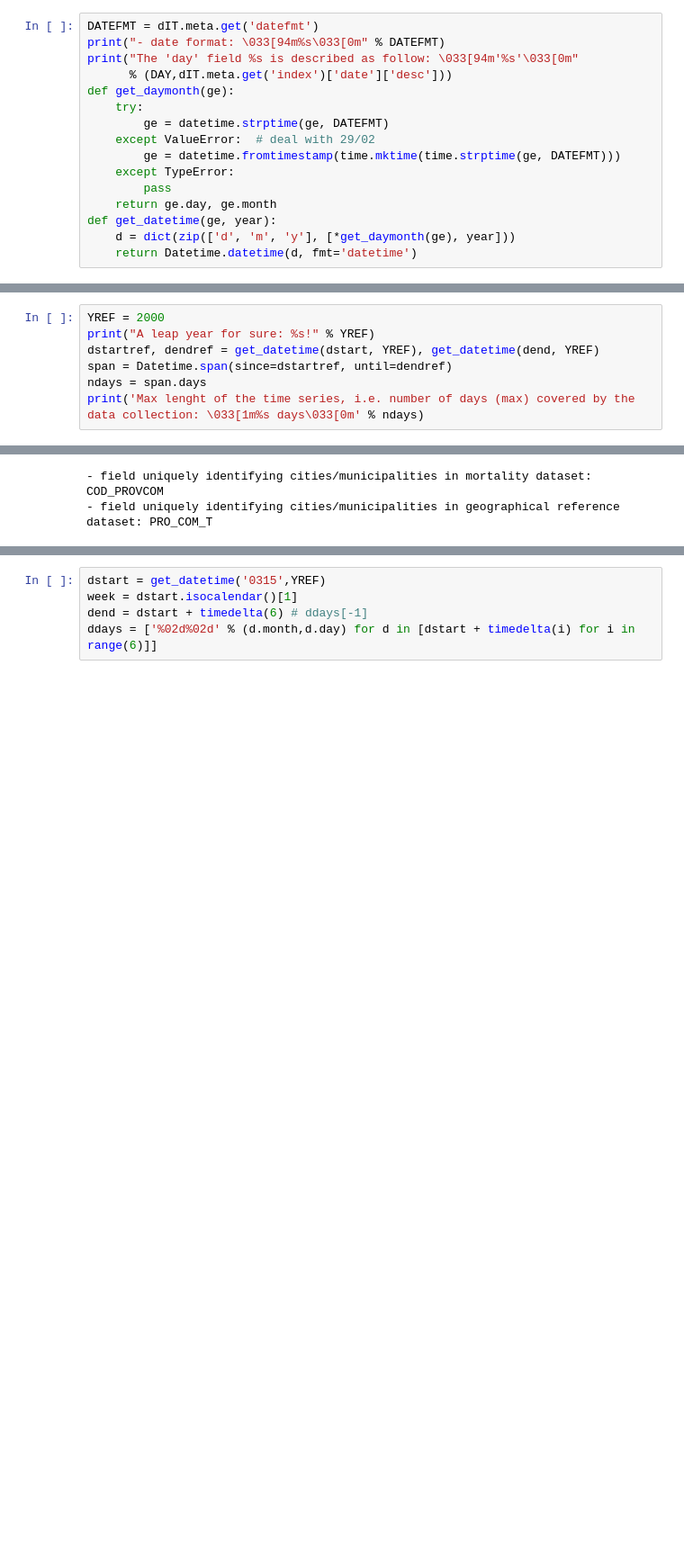
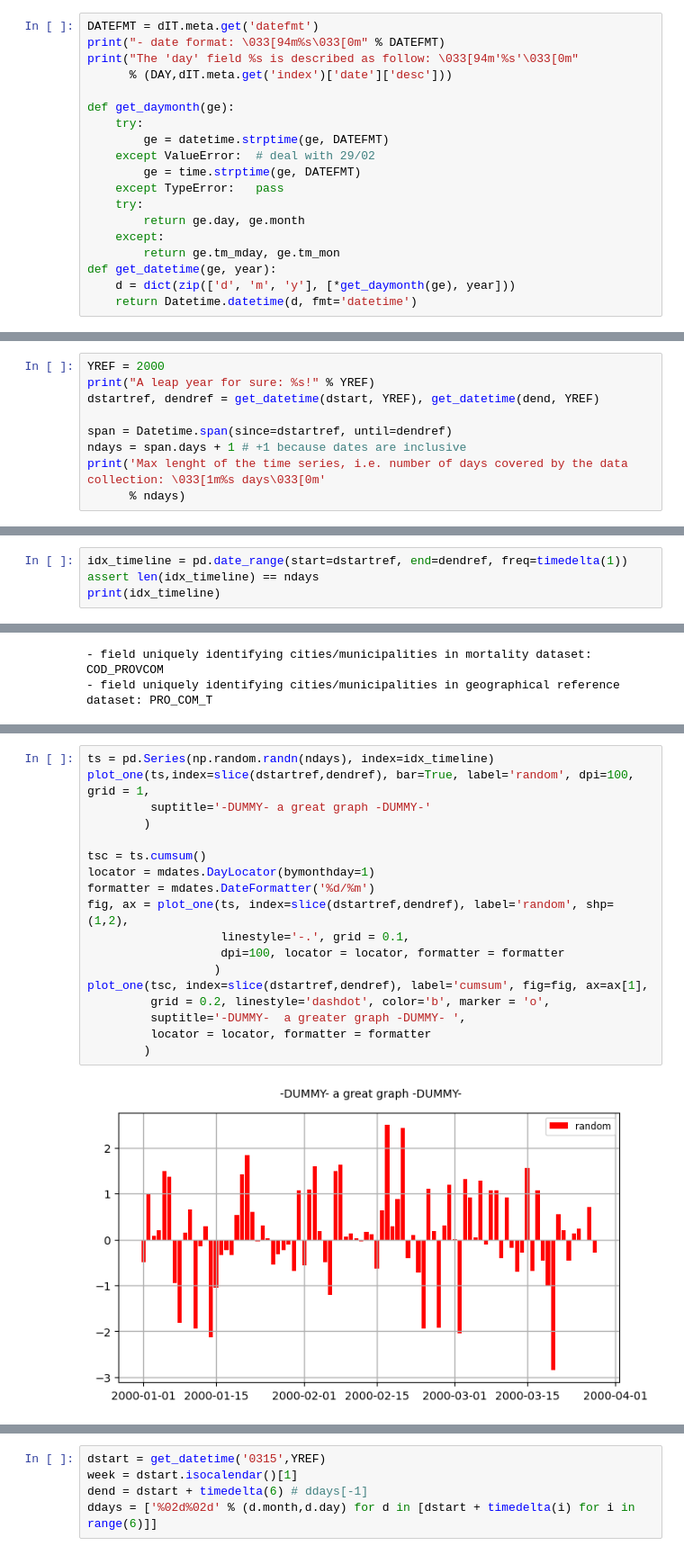
Before and after one commit to eurostat/mortality-viz, a Jupyter notebook: 01_preliminary_IT_study.ipynb, the cells around one changed output, grey strips where cells are left out. Shown at 90% size. Drawn from its saved outputs; the diff is of its cells as text; blank space fills up the shorter version.

```diff
--- a/01_preliminary_IT_study.ipynb
+++ b/01_preliminary_IT_study.ipynb
@@ -255,14 +283,17 @@ DATEFMT = dIT.meta.get('datefmt')
 print("- date format: \033[94m%s\033[0m" % DATEFMT)
 print("The 'day' field %s is described as follow: \033[94m'%s'\033[0m"
       % (DAY,dIT.meta.get('index')['date']['desc']))
+
 def get_daymonth(ge):
     try:
         ge = datetime.strptime(ge, DATEFMT)
     except ValueError:  # deal with 29/02
-        ge = datetime.fromtimestamp(time.mktime(time.strptime(ge, DATEFMT)))
-    except TypeError:
-        pass
-    return ge.day, ge.month
+        ge = time.strptime(ge, DATEFMT)
+    except TypeError:   pass
+    try:
+        return ge.day, ge.month
+    except:
+        return ge.tm_mday, ge.tm_mon
 def get_datetime(ge, year):
     d = dict(zip(['d', 'm', 'y'], [*get_daymonth(ge), year]))
     return Datetime.datetime(d, fmt='datetime')
@@ -283,8 +348,10 @@ Considering the temporal corevage (over >5 years), we introduce a year of refere
 YREF = 2000
 print("A leap year for sure: %s!" % YREF)
 dstartref, dendref = get_datetime(dstart, YREF), get_datetime(dend, YREF)
+
 span = Datetime.span(since=dstartref, until=dendref)
-ndays = span.days
-print('Max lenght of the time series, i.e. number of days (max) covered by the data collection: \033[1m%s days\033[0m' % ndays)
+ndays = span.days + 1 # +1 because dates are inclusive
+print('Max lenght of the time series, i.e. number of days covered by the data collection: \033[1m%s days\033[0m'
+      % ndays)
 # %% [output]
 A leap year for sure: 2000!
@@ -291,0 +370,4 @@ Max lenght of the time series, i.e. number of days (max) covered by the data col
+# %%
+idx_timeline = pd.date_range(start=dstartref, end=dendref, freq=timedelta(1))
+assert len(idx_timeline) == ndays
+print(idx_timeline)
@@ -520,0 +649,20 @@ plot_oneversus(cumdailydeaths, one = YEAR, versus = years_exc[::-1],
+# %%
+ts = pd.Series(np.random.randn(ndays), index=idx_timeline)
+plot_one(ts,index=slice(dstartref,dendref), bar=True, label='random', dpi=100, grid = 1,
+         suptitle='-DUMMY- a great graph -DUMMY-'
+        )
+
+tsc = ts.cumsum()
+locator = mdates.DayLocator(bymonthday=1)
+formatter = mdates.DateFormatter('%d/%m')
+fig, ax = plot_one(ts, index=slice(dstartref,dendref), label='random', shp=(1,2),
+                   linestyle='-.', grid = 0.1,
+                   dpi=100, locator = locator, formatter = formatter
+                  )
+plot_one(tsc, index=slice(dstartref,dendref), label='cumsum', fig=fig, ax=ax[1],
+         grid = 0.2, linestyle='dashdot', color='b', marker = 'o',
+         suptitle='-DUMMY-  a greater graph -DUMMY- ',
+         locator = locator, formatter = formatter
+        )
+# %% [output]
+[figure, added]
```
Also changed, not shown: parts of 221 cells of this notebook, 1 other file.
